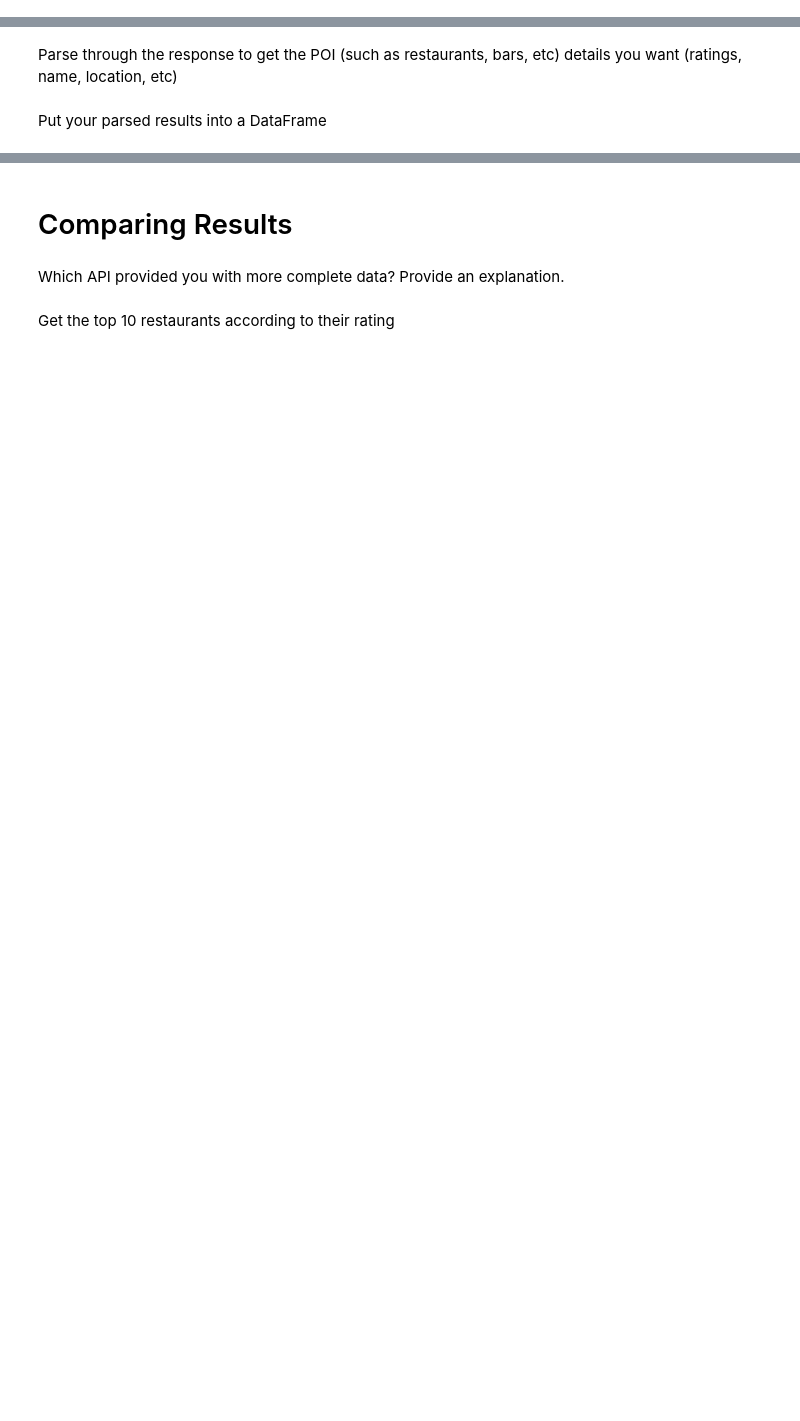
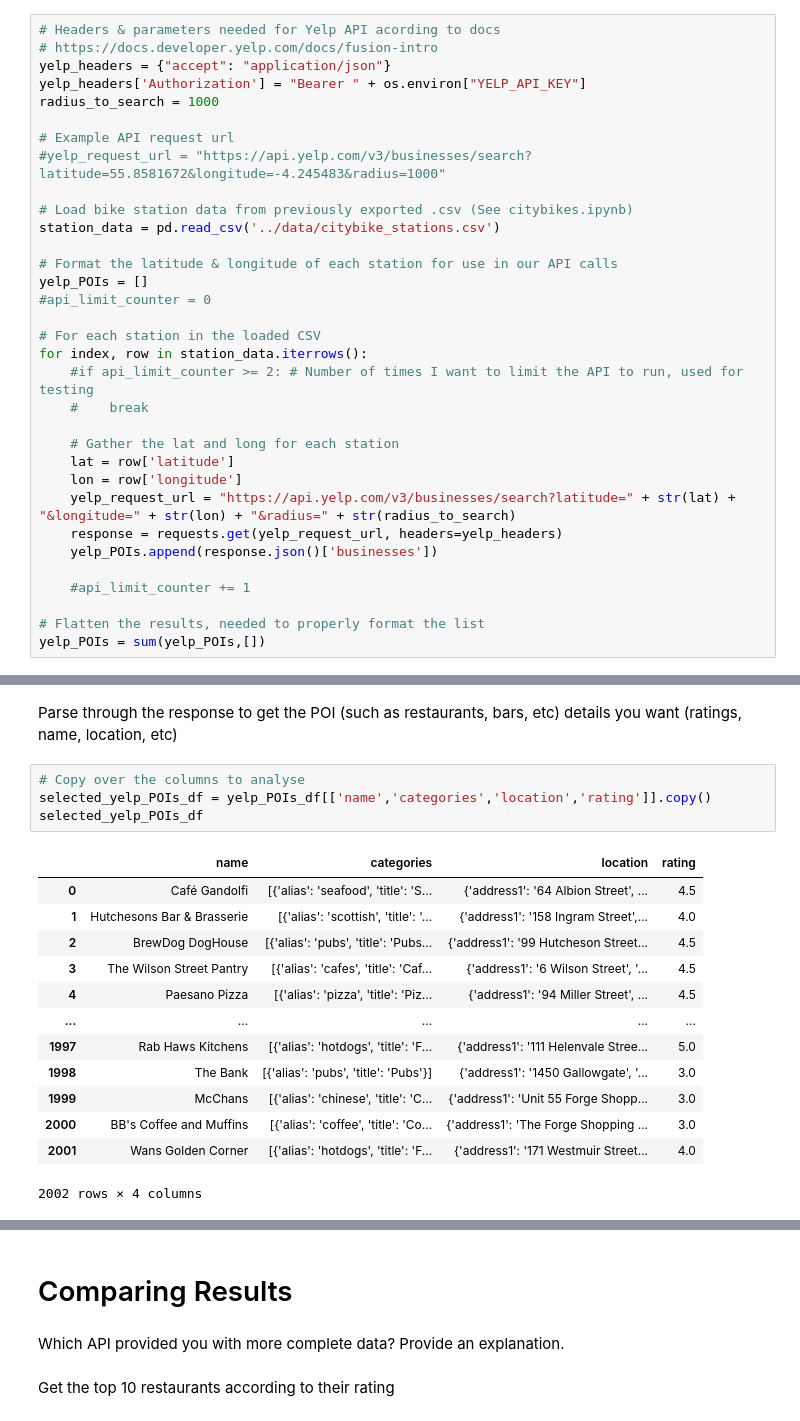
Before and after one commit to mattcorr-lhl/CityBikes-API-Project, a Jupyter notebook: notebooks/yelp_foursquare_EDA.ipynb, the cells around one changed output, grey strips where cells are left out. Drawn from its saved outputs; the diff is of its cells as text; blank space fills up the shorter version.

```diff
--- a/notebooks/yelp_foursquare_EDA.ipynb
+++ b/notebooks/yelp_foursquare_EDA.ipynb
@@ -168,3 +168,36 @@ selected_poi_data_df.to_csv('../data/Foursquare_POIs.csv', index=False)
 # Yelp
 # %% [markdown]
 Send a request to Yelp with a small radius (1000m) for all the bike stations in your city of choice.
+# %%
+# Headers & parameters needed for Yelp API acording to docs
+# https://docs.developer.yelp.com/docs/fusion-intro
+yelp_headers = {"accept": "application/json"}
+yelp_headers['Authorization'] = "Bearer " + os.environ["YELP_API_KEY"]
+radius_to_search = 1000
+
+# Example API request url
+#yelp_request_url = "https://api.yelp.com/v3/businesses/search?latitude=55.8581672&longitude=-4.245483&radius=1000"
+
+# Load bike station data from previously exported .csv (See citybikes.ipynb)
+station_data = pd.read_csv('../data/citybike_stations.csv')
+
+# Format the latitude & longitude of each station for use in our API calls
+yelp_POIs = []
+#api_limit_counter = 0
+
+# For each station in the loaded CSV
+for index, row in station_data.iterrows():
+    #if api_limit_counter >= 2: # Number of times I want to limit the API to run, used for testing
+    #    break
+
+    # Gather the lat and long for each station
+    lat = row['latitude']
+    lon = row['longitude']
+    yelp_request_url = "https://api.yelp.com/v3/businesses/search?latitude=" + str(lat) + "&longitude=" + str(lon) + "&radius=" + str(radius_to_search)
+    response = requests.get(yelp_request_url, headers=yelp_headers)
+    yelp_POIs.append(response.json()['businesses'])
+
+    #api_limit_counter += 1
+
+# Flatten the results, needed to properly format the list
+yelp_POIs = sum(yelp_POIs,[])
@@ -171,4 +225,20 @@ Send a request to Yelp with a small radius (1000m) for all the bike stations in
 # %% [markdown]
 Parse through the response to get the POI (such as restaurants, bars, etc) details you want (ratings, name, location, etc)
-# %% [markdown]
-Put your parsed results into a DataFrame
+# %%
+# Copy over the columns to analyse
+selected_yelp_POIs_df = yelp_POIs_df[['name','categories','location','rating']].copy()
+selected_yelp_POIs_df
+# %% [output]
+|  | name | categories | location | rating |
+| 0 | Café Gandolfi | [{'alias': 'seafood', 'title': 'S... | {'address1': '64 Albion Street', ... | 4.5 |
+| 1 | Hutchesons Bar & Brasserie | [{'alias': 'scottish', 'title': '... | {'address1': '158 Ingram Street',... | 4.0 |
+| 2 | BrewDog DogHouse | [{'alias': 'pubs', 'title': 'Pubs... | {'address1': '99 Hutcheson Street... | 4.5 |
+| 3 | The Wilson Street Pantry | [{'alias': 'cafes', 'title': 'Caf... | {'address1': '6 Wilson Street', '... | 4.5 |
+| 4 | Paesano Pizza | [{'alias': 'pizza', 'title': 'Piz... | {'address1': '94 Miller Street', ... | 4.5 |
+| ... | ... | ... | ... | ... |
+| 1997 | Rab Haws Kitchens | [{'alias': 'hotdogs', 'title': 'F... | {'address1': '111 Helenvale Stree... | 5.0 |
+| 1998 | The Bank | [{'alias': 'pubs', 'title': 'Pubs'}] | {'address1': '1450 Gallowgate', '... | 3.0 |
+| 1999 | McChans | [{'alias': 'chinese', 'title': 'C... | {'address1': 'Unit 55 Forge Shopp... | 3.0 |
+| 2000 | BB's Coffee and Muffins | [{'alias': 'coffee', 'title': 'Co... | {'address1': 'The Forge Shopping ... | 3.0 |
+| 2001 | Wans Golden Corner | [{'alias': 'hotdogs', 'title': 'F... | {'address1': '171 Westmuir Street... | 4.0 |
+2002 rows × 4 columns
```
Also changed, not shown: parts of 7 cells of this notebook.
